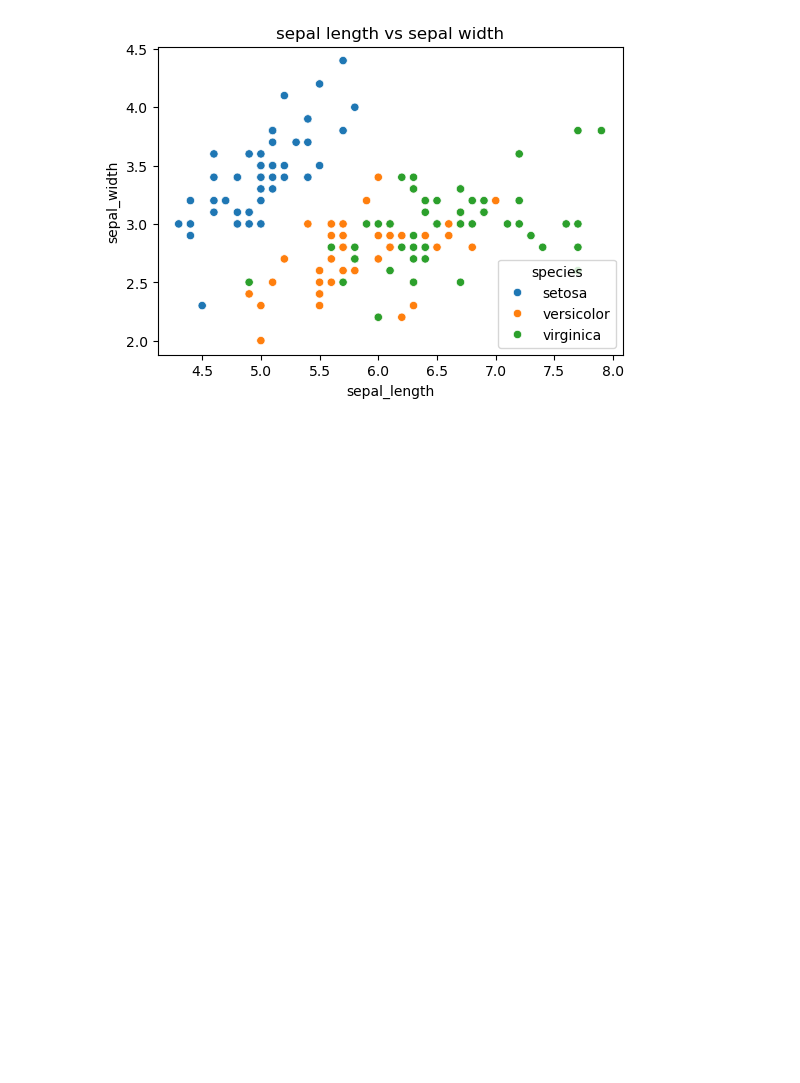
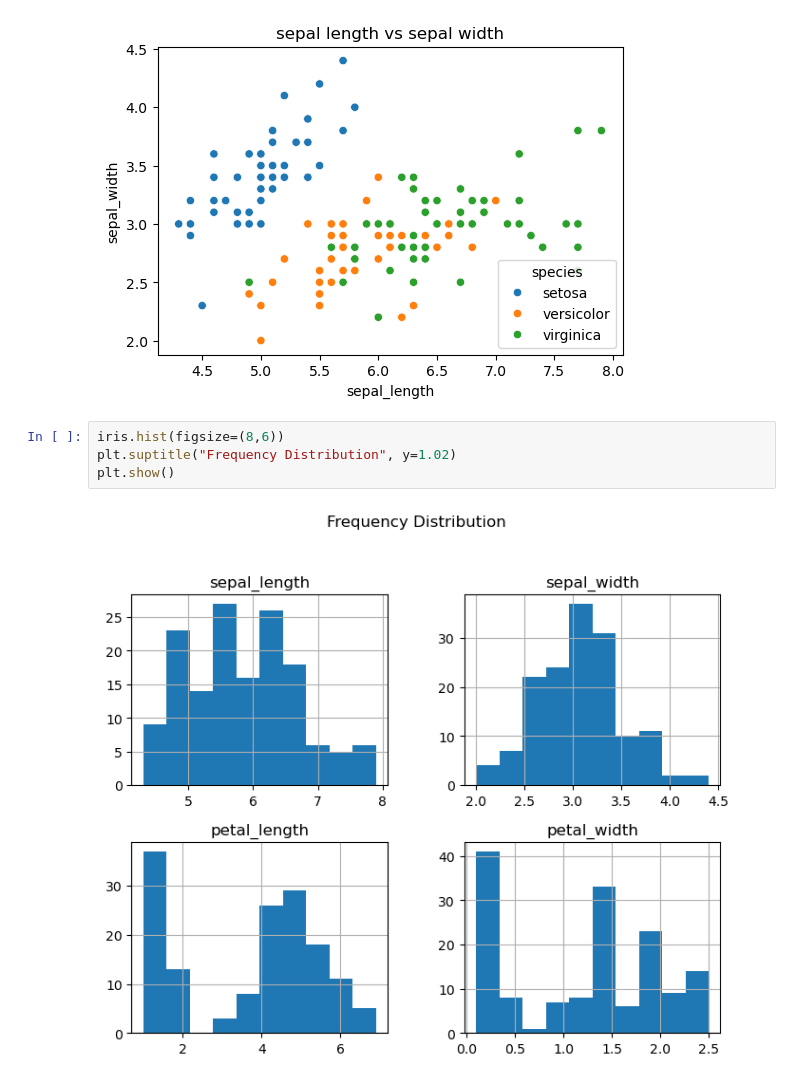
Before and after one commit to BadarsCode/DeveloperHub-Internship, a Jupyter notebook: Exporation and visualization of simple dataset/Task1.ipynb, the cells around one changed output. Cells and saved outputs as stored; diff of their text form; blank space fills up the shorter version.

Commit message:
boxplot and histogram

```diff
--- a/Exporation and visualization of simple dataset/Task1.ipynb
+++ b/Exporation and visualization of simple dataset/Task1.ipynb
@@ -92,3 +92,9 @@ plt.title("sepal length vs sepal width")
 plt.show()
 # %% [output]
 [figure]
+# %%
+iris.hist(figsize=(8,6))
+plt.suptitle("Frequency Distribution", y=1.02)
+plt.show()
+# %% [output]
+[figure, added]
```
Also changed, not shown: parts of 2 cells of this notebook.
